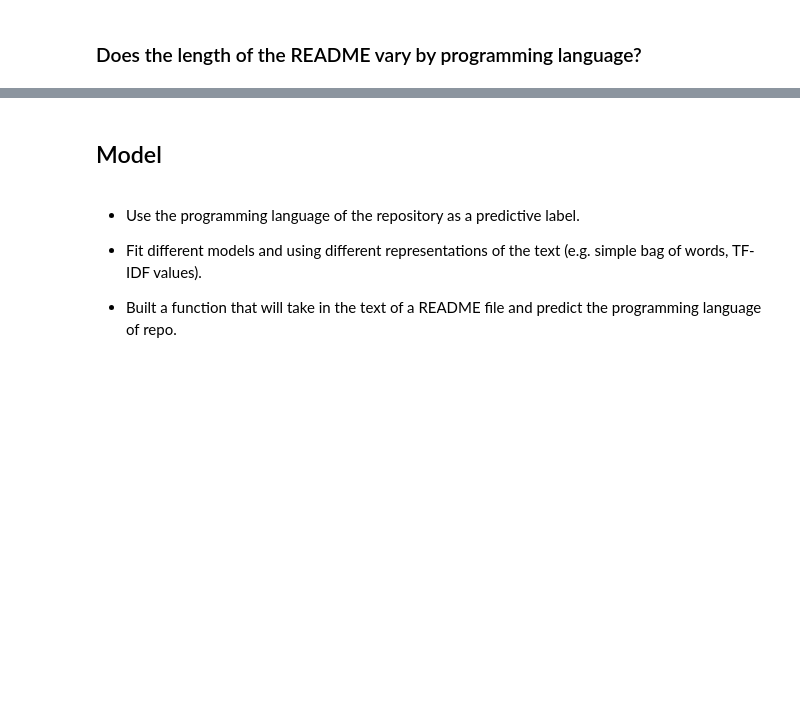
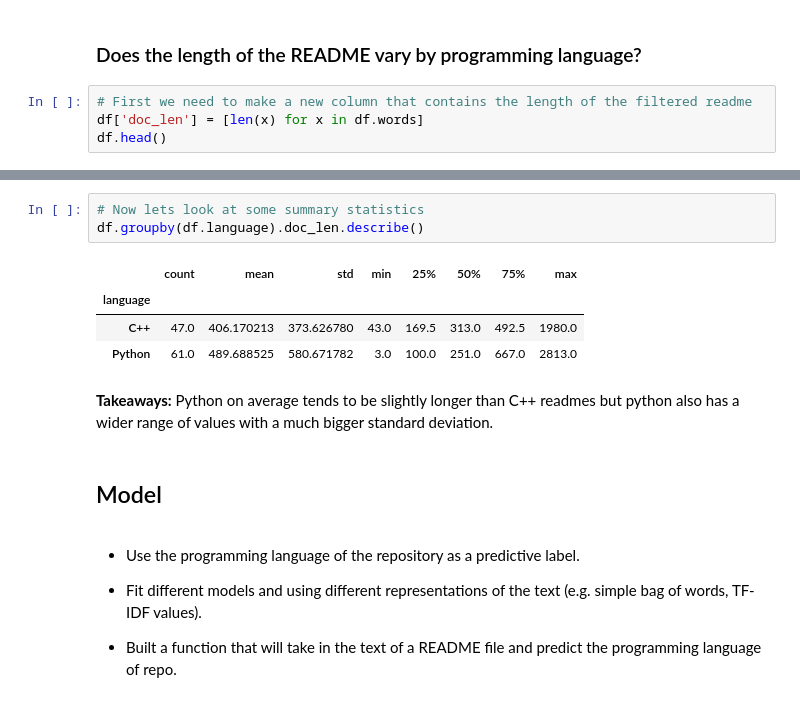
Before and after one commit to Bojado-Mays/OpenCV-NLP-Project, a Jupyter notebook: Final_Report.ipynb, the cells around one changed output, grey strips where cells are left out. Saved outputs shown, nothing was run; the diff lists cells and outputs as text; blank space fills up the shorter version.

```diff
--- a/Final_Report.ipynb
+++ b/Final_Report.ipynb
@@ -505,2 +556,6 @@ for ax in axs: ax.axis('off')
 # %% [markdown]
 ### Does the length of the README vary by programming language?
+# %%
+# First we need to make a new column that contains the length of the filtered readme
+df['doc_len'] = [len(x) for x in df.words]
+df.head()
@@ -507,3 +569,13 @@ for ax in axs: ax.axis('off')
+# %%
+# Now lets look at some summary statistics
+df.groupby(df.language).doc_len.describe()
+# %% [output]
+|  | count | mean | std | min | 25% | 50% | 75% | max |
+| language |  |  |  |  |  |  |  |  |
+| C++ | 47.0 | 406.170213 | 373.626780 | 43.0 | 169.5 | 313.0 | 492.5 | 1980.0 |
+| Python | 61.0 | 489.688525 | 580.671782 | 3.0 | 100.0 | 251.0 | 667.0 | 2813.0 |
+# %% [markdown]
+**Takeaways:** Python on average tends to be slightly longer than C++ readmes but python also has a wider range of values with a much bigger standard deviation.
 # %% [markdown]
 ## Model
 # %% [markdown]
```
Also changed, not shown: parts of 9 cells of this notebook.
